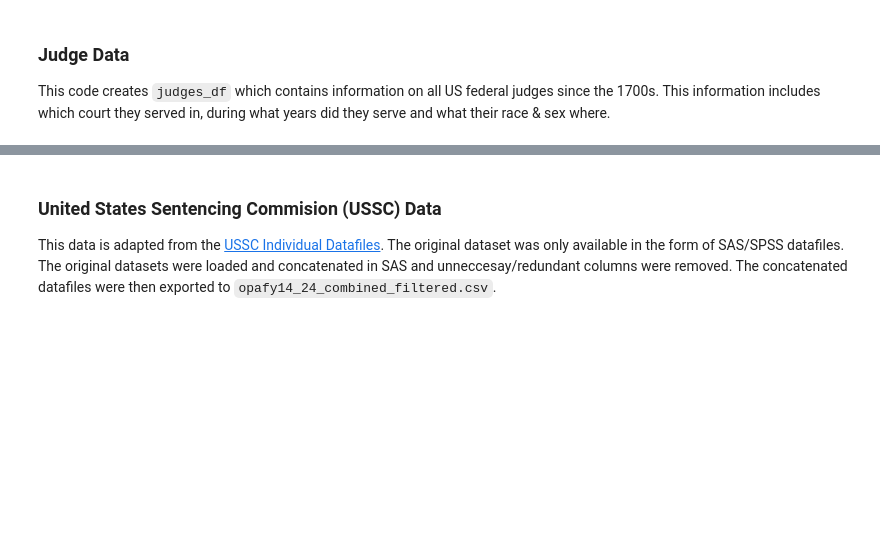
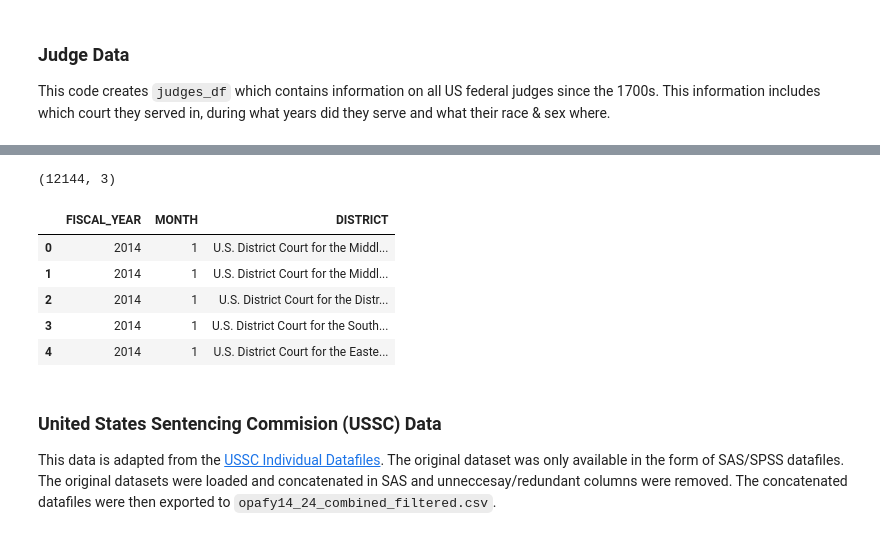
Before and after one commit to aj-bei/USSC-Fairness-Analysis-DTSC-430X-Capstone-, a Jupyter notebook: scripts/DTSC430XCapstoneSourceCd.ipynb, the cells around one changed output, grey strips where cells are left out. Saved outputs shown, nothing was run; the diff lists cells and outputs as text; code cells hidden in the pictures; blank space fills up the shorter version.

Commit message:
Added judge data

```diff
--- a/scripts/DTSC430XCapstoneSourceCd.ipynb
+++ b/scripts/DTSC430XCapstoneSourceCd.ipynb
@@ -337,9 +382,12 @@ judges_df.head(2)
 # %%
-fed_dists = set(judges_df['COURT_NAME_1']) \
-            | set(judges_df['COURT_NAME_2']) \
-            | set(judges_df['COURT_NAME_3']) \
-            | set(judges_df['COURT_NAME_4']) \
-            | set(judges_df['COURT_NAME_5']) \
-            | set(judges_df['COURT_NAME_6']) \
+# list of unique federal districts represented in the  dataset
+fed_dists = list(
+    set(judges_df['COURT_NAME_1']) \
+    | set(judges_df['COURT_NAME_2']) \
+    | set(judges_df['COURT_NAME_3']) \
+    | set(judges_df['COURT_NAME_4']) \
+    | set(judges_df['COURT_NAME_5']) \
+    | set(judges_df['COURT_NAME_6']) \
+)
 
 print(len(fed_dists))  # this dataset does not include US territories
@@ -485,3 +554,29 @@ judges_df_wide.head(3)
+# %%
+fiscal_years = pd.DataFrame({"FISCAL_YEAR": list(range(2014, 2025))})
+months = pd.DataFrame({"MONTH": list(range(1, 13))})
+districts = pd.DataFrame({"DISTRICT": fed_dists})
+judges_by_month = fiscal_years.merge(months, how='cross').merge(districts, how='cross')
+
+# initalize count columns
+judges_by_month["WHITE"] = 0
+judges_by_month["BLACK"] = 0
+judges_by_month["MALE"] = 0
+judges_by_month["FEMALE"] = 0
+judges_by_month["JUDGES"] = 0
+judges_by_month["REPUBLICAN_APPTD"] = 0
+
+
+
+print(judges_by_month.shape)
+judges_by_month.head()
+# %% [output]
+(12144, 3)
+|  | FISCAL_YEAR | MONTH | DISTRICT |
+| 0 | 2014 | 1 | U.S. District Court for the Middl... |
+| 1 | 2014 | 1 | U.S. District Court for the Middl... |
+| 2 | 2014 | 1 | U.S. District Court for the Distr... |
+| 3 | 2014 | 1 | U.S. District Court for the South... |
+| 4 | 2014 | 1 | U.S. District Court for the Easte... |
 # %% [markdown]
 ### United States Sentencing Commision (USSC) Data
 
```
Also changed, not shown: parts of 11 cells of this notebook.
